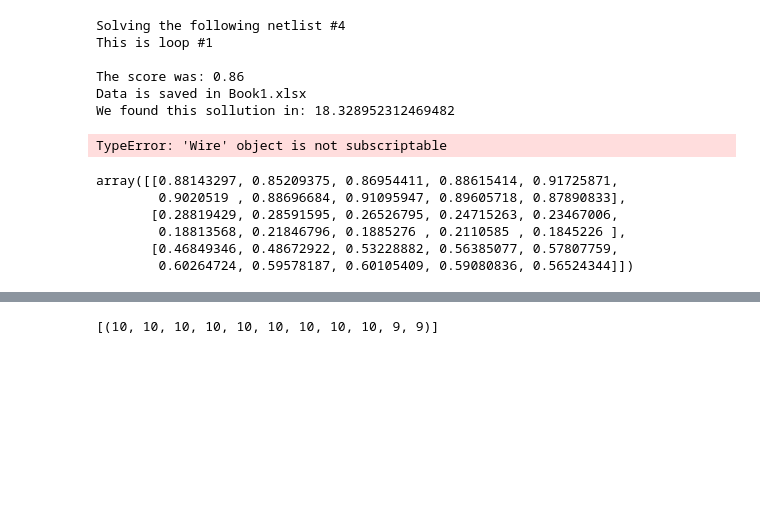
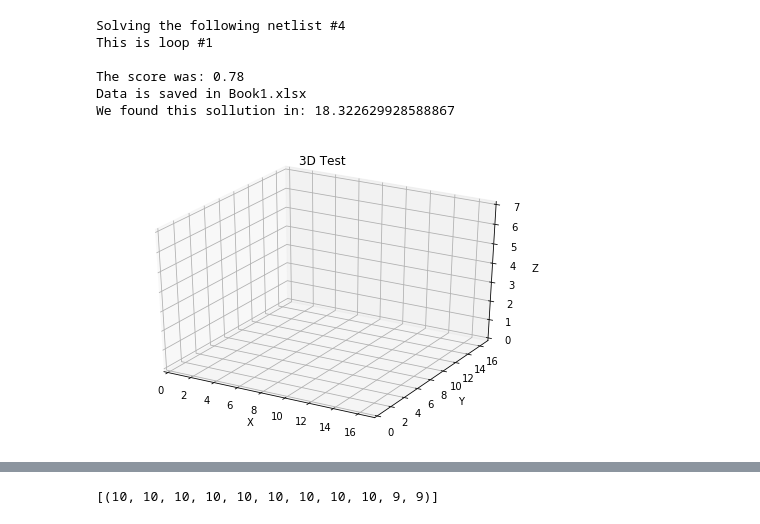
Before and after one commit to curly-bois/Chips, a Jupyter notebook: chipSolver/Untitled.ipynb, the cells around one changed output, grey strips where cells are left out. Drawn from its saved outputs; the diff is of its cells as text; code cells hidden in the pictures; blank space fills up the shorter version.

```diff
--- a/chipSolver/Untitled.ipynb
+++ b/chipSolver/Untitled.ipynb
@@ -14,22 +14,21 @@ import time
 import os
 import sys
 
-
+## Settings of the Main loop ##
 OUTER_LOOPS = 1
 SWAP = False
-LOOPS = 4
-SORT = False
+LOOPS = 2
+SORT = True
 data_file = 'Book1.xlsx'
+###############################
 
 if __name__ == '__main__':
     # Get input from command line
     try:
-        netlist_number = sys.argv[1]
+        netlist_number = 4
     except:
         print('usage: python main.py #netlist_number')
         sys.exit()
-
-    netlist_number  =4
 
     if not int(netlist_number):
         print('usage: python main.py #netlist_number')
@@ -49,9 +48,13 @@ if __name__ == '__main__':
 
         # Normal order, or custom order
         if SORT:
-            points_to_connect = sort_points(starts, ends) #
+            # points_to_connect = sort_points(starts, ends) #
+            points_to_connect = [((11, 8, 0), (3, 2, 0)), ((16, 7, 0), (16, 5, 0)), ((16, 15, 0), (15, 6, 0)), ((15, 12, 0), (4, 5, 0)), ((13, 15, 0), (15, 1, 0)), ((1, 9, 0), (12, 2, 0)), ((12, 3, 0), (11, 8, 0)), ((1, 5, 0), (16, 15, 0)), ((4, 14, 0), (6, 3, 0)), ((8, 4, 0), (1, 1, 0)), ((13, 7, 0), (6, 8, 0)), ((16, 7, 0), (1, 9, 0)), ((9, 13, 0), (10, 6, 0)), ((1, 3, 0), (12, 6, 0)), ((14, 2, 0), (4, 5, 0)), ((1, 15, 0), (12, 2, 0)), ((3, 2, 0), (4, 5, 0)), ((10, 5, 0), (15, 12, 0)),
+                                 ((7,  8, 0), (9, 8, 0)), ((1, 9, 0), (15, 1, 0)), ((6, 14, 0), (9, 8, 0)), ((6, 7, 0), (3, 2, 0)), ((7, 6, 0), (2, 12, 0)), ((15, 6, 0), (11, 15, 0)), ((2, 12, 0), (8, 15, 0)), ((9, 8, 0), (6, 3, 0)), ((6, 8, 0), (2, 12, 0)), ((12, 6, 0), (1, 1, 0)), ((6, 1, 0), (8, 4, 0)), ((6, 15, 0), (12, 11, 0)), ((10, 1, 0), (4, 12, 0)), ((4, 5, 0), (2, 12, 0)), ((15, 1, 0), (10, 1, 0)), ((3, 2, 0), (4, 12, 0)), ((15, 8, 0), (9, 10, 0)), ((14, 2, 0), (12, 6, 0)),
+                                 ((13, 7, 0), (13, 15, 0)), ((2, 6, 0), (15, 12, 0)), ((15, 1, 0), (4, 14, 0)), ((6, 9, 0), (15, 3, 0)), ((8, 4, 0), (8, 15, 0)), ((15, 8, 0), (3, 2, 0)), ((11, 5, 0), (7, 12, 0)), ((15, 8, 0), (6, 14, 0)), ((2, 4, 0), (1, 9, 0)), ((4, 5, 0), (8, 4, 0)), ((10, 5, 0), (6, 14, 0)), ((6, 1, 0), (13, 13, 0)), ((11, 8, 0), (6, 9, 0)), ((1, 1, 0), (8, 15, 0))]
         else:
             points_to_connect = sort_points_random(starts, ends)
+
 
         # Initialize the grid
         mainGrid = Grid(SIZE, starts + ends)
@@ -63,35 +66,35 @@ if __name__ == '__main__':
         if SWAP:
             for i in range(LOOPS):
                 print('Swap #', i, 'points to connect:', len(not_connected))
                 mainGrid, wires, not_connected = swap_wires(wires,
                                                             not_connected,
                                                             mainGrid)
                 if len(not_connected) == 0:
                     break
 
         connected = total_poits_number - len(not_connected)
 
         # Print lenght + minimal lenght
         cal_time = time.time() - start_time
         score = length_score(data_file,
                              wires,
                              connected / total_poits_number,
                              not_connected,
                              cal_time,
                              net_number,
                              points_to_connect)
 
         # Time!
         print(f'We found this sollution in: {cal_time}')
 
     # Plots result
-    plot_anam(wires)
-    # mainGrid.plot_wire(wires)
+#     plot_anam(wires, SIZE)
+    mainGrid.plot_wire(wires)
 # %% [output]
 Solving the following netlist #4
 This is loop #1
 
-The score was: 0.86
+The score was: 0.78
 Data is saved in Book1.xlsx
-We found this sollution in: 18.328952312469482
+We found this sollution in: 18.322629928588867
-TypeError: 'Wire' object is not subscriptable
+[figure, added]
@@ -159,9 +100,0 @@ a= Gen_RandLine(10, dims=3)
-# %%
-a
-# %% [output]
-array([[0.88143297, 0.85209375, 0.86954411, 0.88615414, 0.91725871,
-        0.9020519 , 0.88696684, 0.91095947, 0.89605718, 0.87890833],
-       [0.28819429, 0.28591595, 0.26526795, 0.24715263, 0.23467006,
-        0.18813568, 0.21846796, 0.1885276 , 0.2110585 , 0.1845226 ],
-       [0.46849346, 0.48672922, 0.53228882, 0.56385077, 0.57807759,
-        0.60264724, 0.59578187, 0.60105409, 0.59080836, 0.56524344]])
```
Also changed, not shown: parts of 12 cells of this notebook, 7 other files.
